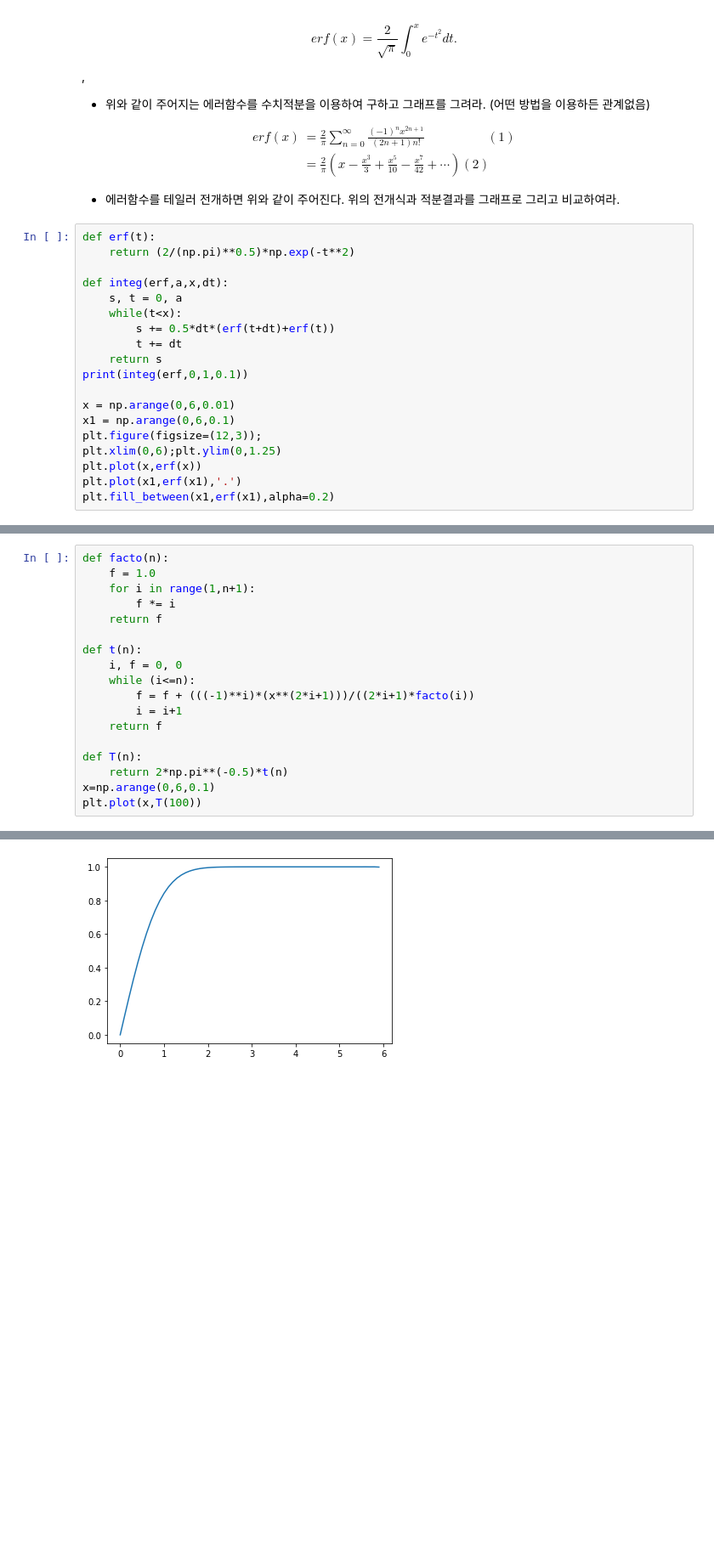
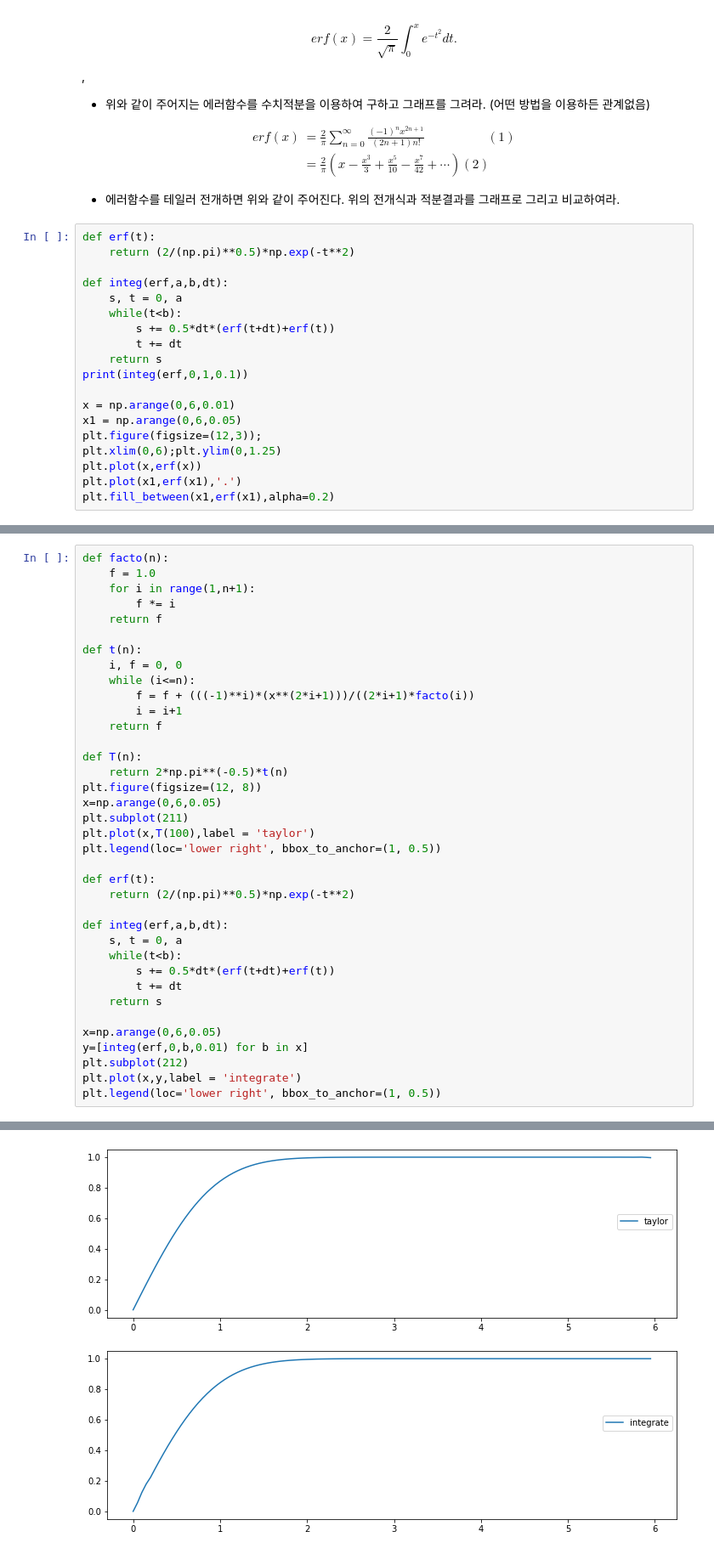
Before and after one commit to pijunseung/2021_cphys1, a Jupyter notebook: hw4.ipynb, the cells around one changed output, grey strips where cells are left out. Shown at 85% size. Cells and saved outputs as stored; diff of their text form; blank space fills up the shorter version.

```diff
--- a/hw4.ipynb
+++ b/hw4.ipynb
@@ -19,16 +20,16 @@ $$
 def erf(t):
     return (2/(np.pi)**0.5)*np.exp(-t**2)
 
-def integ(erf,a,x,dt):
+def integ(erf,a,b,dt):
     s, t = 0, a
-    while(t<x):
+    while(t<b):
         s += 0.5*dt*(erf(t+dt)+erf(t))
         t += dt
     return s
 print(integ(erf,0,1,0.1))
 
 x = np.arange(0,6,0.01)
-x1 = np.arange(0,6,0.1)
+x1 = np.arange(0,6,0.05)
 plt.figure(figsize=(12,3));
 plt.xlim(0,6);plt.ylim(0,1.25)
 plt.plot(x,erf(x))
@@ -58,6 +55,25 @@ def t(n):
 
 def T(n):
     return 2*np.pi**(-0.5)*t(n)
-x=np.arange(0,6,0.1)
-plt.plot(x,T(100))
+plt.figure(figsize=(12, 8))
+x=np.arange(0,6,0.05)
+plt.subplot(211)
+plt.plot(x,T(100),label = 'taylor')
+plt.legend(loc='lower right', bbox_to_anchor=(1, 0.5))
+
+def erf(t):
+    return (2/(np.pi)**0.5)*np.exp(-t**2)
+
+def integ(erf,a,b,dt):
+    s, t = 0, a
+    while(t<b):
+        s += 0.5*dt*(erf(t+dt)+erf(t))
+        t += dt
+    return s
+
+x=np.arange(0,6,0.05)
+y=[integ(erf,0,b,0.01) for b in x]
+plt.subplot(212)
+plt.plot(x,y,label = 'integrate')
+plt.legend(loc='lower right', bbox_to_anchor=(1, 0.5))
 # %% [output]
@@ -65 +81 @@ plt.plot(x,T(100))
-[figure, old version]
+[figure, new version]
```
Also changed, not shown: parts of 7 cells of this notebook.
